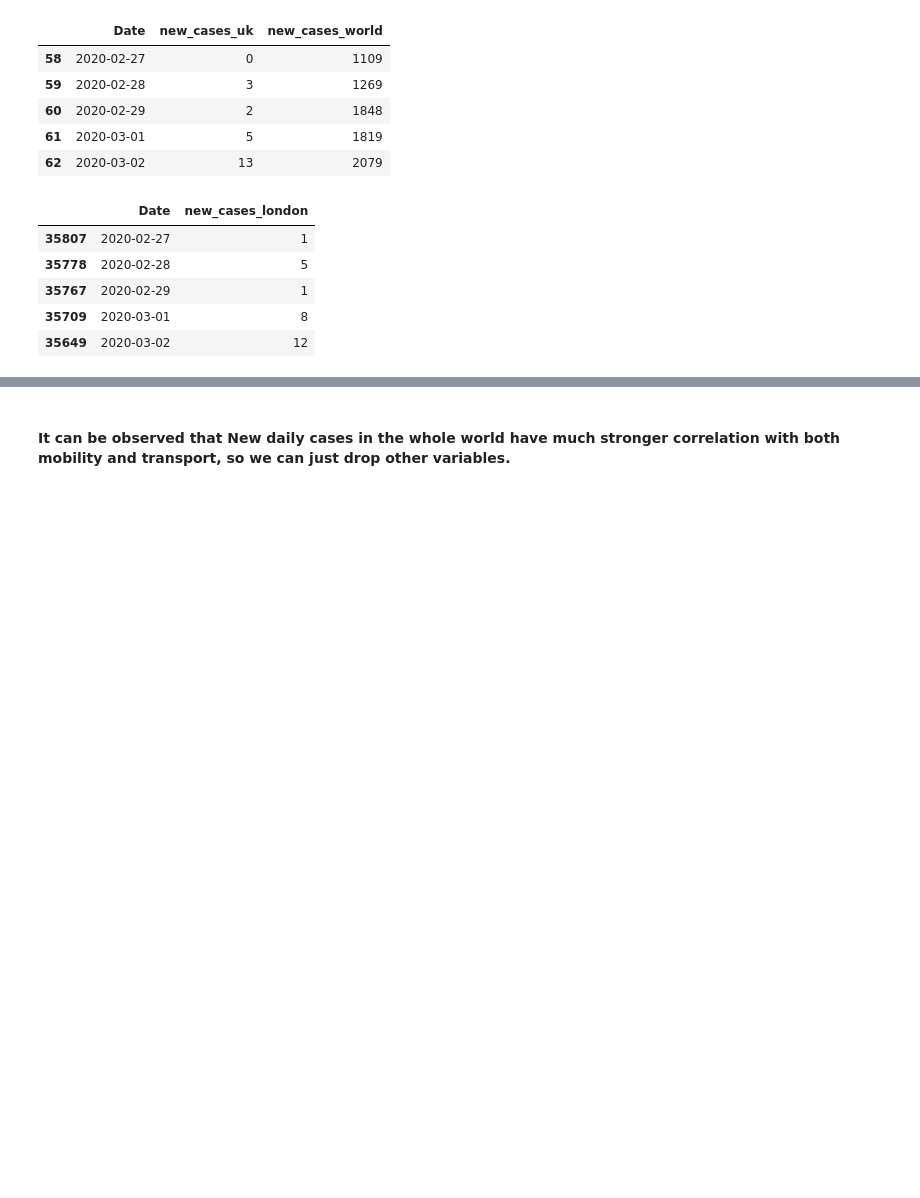
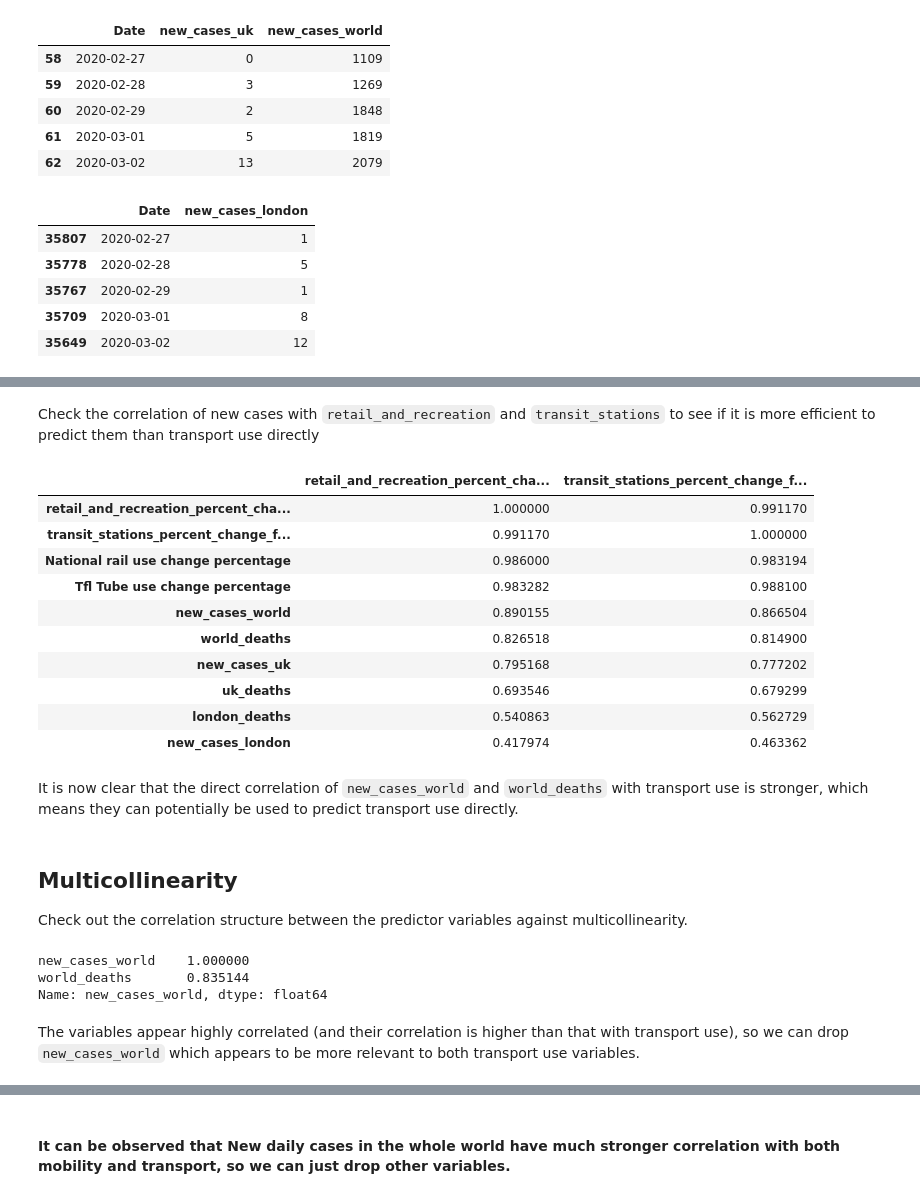
Before and after one commit to IuliiaZaitova/COVID_Prediction_London_National_Transport_Use, a Jupyter notebook: UK_transport.ipynb, the cells around one changed output, grey strips where cells are left out. Drawn from its saved outputs; the diff is of its cells as text; code cells hidden in the pictures; blank space fills up the shorter version.

```diff
--- a/UK_transport.ipynb
+++ b/UK_transport.ipynb
@@ -604,3 +663,38 @@ Name: new_cases_uk, dtype: float64
+# %% [markdown]
+Check the correlation of new cases with `retail_and_recreation` and `transit_stations` to see if it is more efficient to predict them than transport use directly
+# %%
+#Correlation of COVID cases with retail_and_recreation and transit_stations
+cor_cases_retail_transit = abs(mobility_cases_corr[["retail_and_recreation_percent_change_from_baseline", "transit_stations_percent_change_from_baseline"]])
+cor_cases_retail_transit.sort_values(["retail_and_recreation_percent_change_from_baseline", "transit_stations_percent_change_from_baseline"], ascending=[0, 1])
+# %% [output]
+|  | retail_and_recreation_percent_cha... | transit_stations_percent_change_f... |
+| retail_and_recreation_percent_cha... | 1.000000 | 0.991170 |
+| transit_stations_percent_change_f... | 0.991170 | 1.000000 |
+| National rail use change percentage | 0.986000 | 0.983194 |
+| Tfl Tube use change percentage | 0.983282 | 0.988100 |
+| new_cases_world | 0.890155 | 0.866504 |
+| world_deaths | 0.826518 | 0.814900 |
+| new_cases_uk | 0.795168 | 0.777202 |
+| uk_deaths | 0.693546 | 0.679299 |
+| london_deaths | 0.540863 | 0.562729 |
+| new_cases_london | 0.417974 | 0.463362 |
+# %% [markdown]
+It is now clear that the direct correlation of `new_cases_world` and `world_deaths` with transport use is stronger, which means they can potentially be used to predict transport use directly.
+# %% [markdown]
+## Multicollinearity
+Check out the correlation structure between the predictor variables against multicollinearity.
+# %%
+# Choose the relevant variables
+rel_cases_variables = df_cases_mobility[['new_cases_world', 'world_deaths']]
+# look at the correlation coefficients of variables left
+cases_variables_corr = rel_cases_variables.corr()
+abs(cases_variables_corr['new_cases_world'])
+# %% [output]
+new_cases_world    1.000000
+world_deaths       0.835144
+Name: new_cases_world, dtype: float64
+# %% [markdown]
+The variables appear highly correlated (and their correlation is higher than that with transport use), so we can drop `new_cases_world` which appears to be more relevant to both transport use variables.
 # %%
 # look at the correlation with New Cases in London
 cor_london = abs(mobility_corr["new_cases_london"])
```
Also changed, not shown: parts of 20 cells of this notebook, 3 other files.
